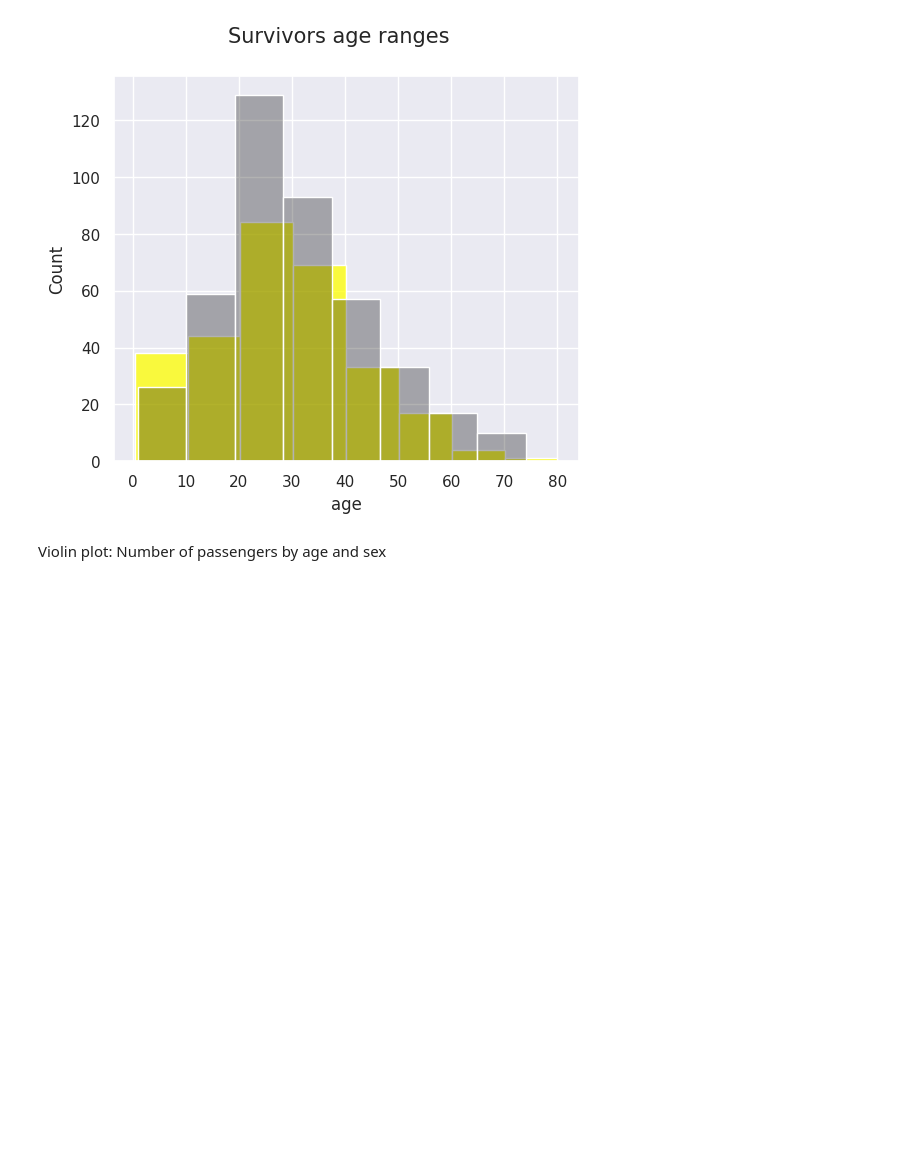
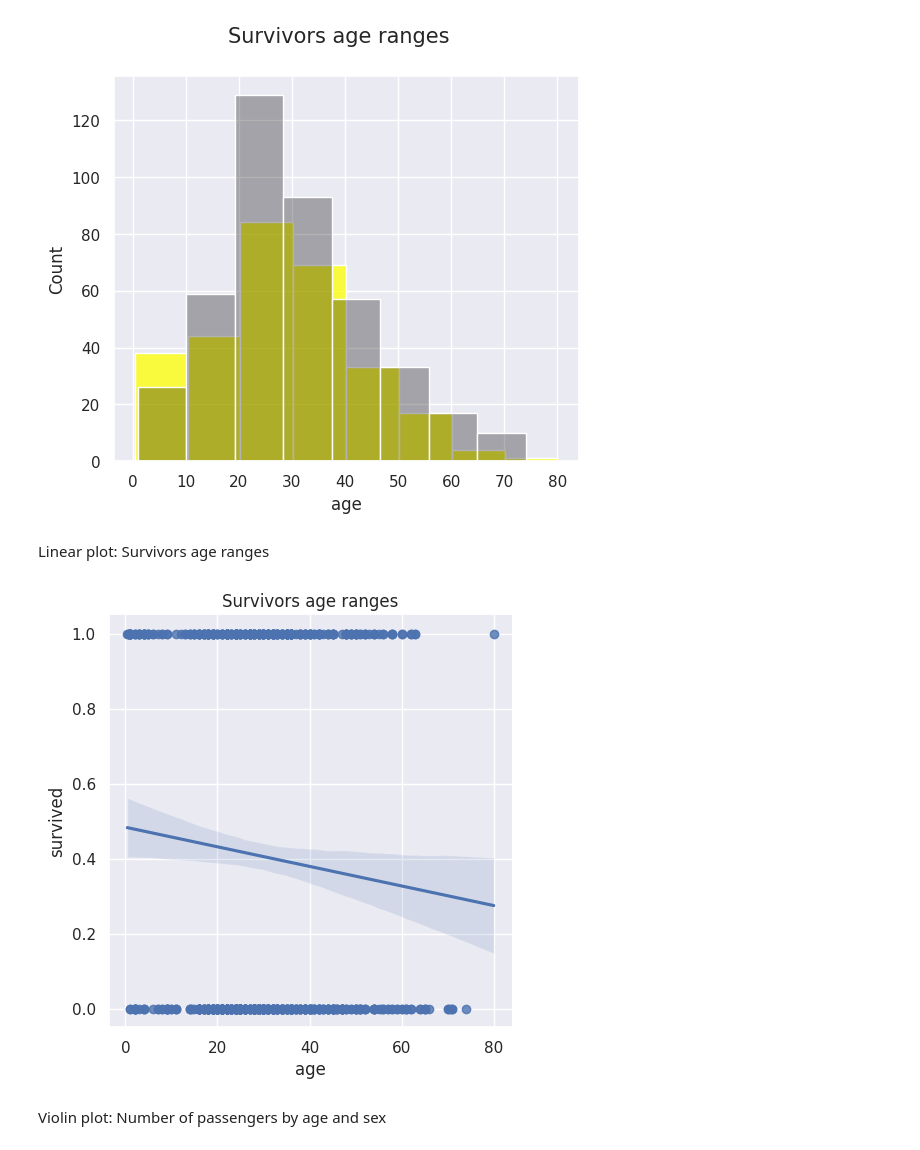
Before and after one commit to IzaLech/MyProjects, a Jupyter notebook: Data_Analysis_Pandas+Seaborn_Titanic.ipynb, the cells around one changed output. Drawn from its saved outputs; the diff is of its cells as text; code cells hidden in the pictures; blank space fills up the shorter version.

```diff
--- a/Data_Analysis_Pandas+Seaborn_Titanic.ipynb
+++ b/Data_Analysis_Pandas+Seaborn_Titanic.ipynb
@@ -331,6 +345,14 @@ plt.suptitle('Survivors age ranges', fontsize=15)
 plt.show()
 # %% [output]
 [figure]
+# %% [markdown]
+Linear plot: Survivors age ranges
+# %%
+sns.lmplot(data=titanic, x='age', y='survived')
+plt.title('Survivors age ranges')
+plt.show()
+# %% [output]
+[figure, added]
 # %% [markdown]
 Violin plot: Number of passengers by age and sex
 # %%
```
Also changed, not shown: parts of 23 cells of this notebook.
